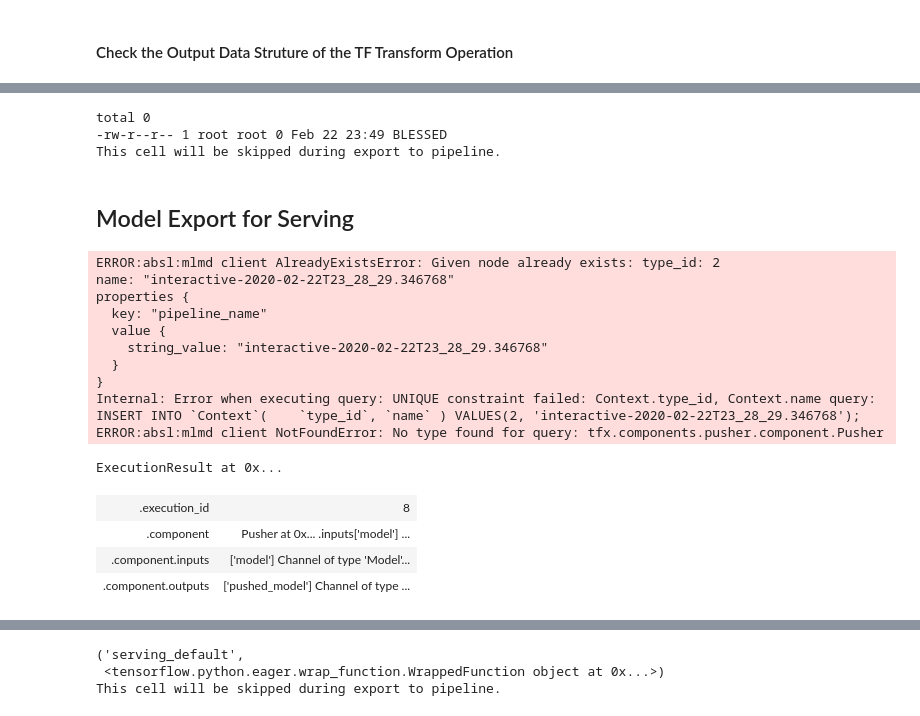
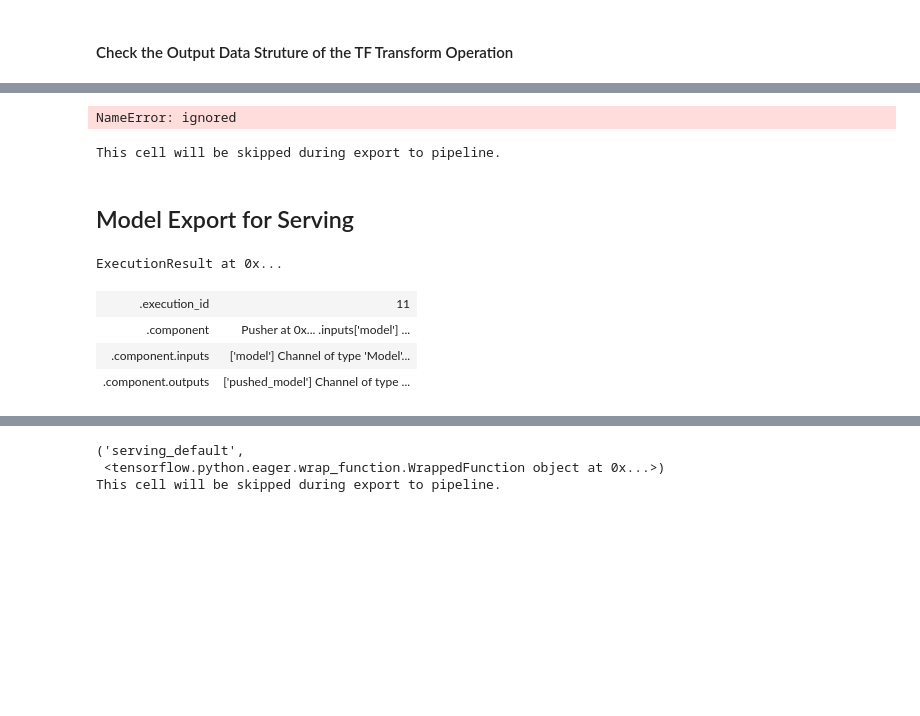
Before and after one commit to tensorflow/workshops, a Jupyter notebook: blog/TFX_Pipeline_for_Bert_Preprocessing.ipynb, the cells around one changed output, grey strips where cells are left out. Drawn from its saved outputs; the diff is of its cells as text; code cells hidden in the pictures; blank space fills up the shorter version.

```diff
--- a/blog/TFX_Pipeline_for_Bert_Preprocessing.ipynb
+++ b/blog/TFX_Pipeline_for_Bert_Preprocessing.ipynb
@@ -881,3 +719,11 @@ ExecutionResult at 0x...
 | .component | Trainer at 0x... .inputs['example... |
 | .component.inputs | ['examples'] Channel of type 'Exa... |
 | .component.outputs | ['model'] Channel of type 'Model'... |
+# %%
+model_resolver = ResolverNode(
+    instance_name='latest_blessed_model_resolver',
+    resolver_class=latest_blessed_model_resolver.LatestBlessedModelResolver,
+    model=Channel(type=Model),
+    model_blessing=Channel(type=ModelBlessing))
+
+context.run(model_resolver)
@@ -886,5 +738,0 @@ ExecutionResult at 0x...
-# %%
-model_validator = ModelValidator(
-    examples=example_gen.outputs['examples'],
-    model=trainer.outputs['model'])
-context.run(model_validator)
@@ -915,0 +744,27 @@ ExecutionResult at 0x...
+# %%
+# eval_config = tfma.EvalConfig(
+#         model_specs=[tfma.ModelSpec(label_key='label')],
+#         slicing_specs=[tfma.SlicingSpec()],
+#         metrics_specs=tfma.metrics.default_binary_classification_specs()
+# )
+
+# model_analyzer = Evaluator(
+#     examples=example_gen.outputs['examples'],
+#     model=trainer.outputs['model'],
+#     baseline_model=model_resolver.outputs['model'],
+#     eval_config=eval_config)
+
+# context.run(model_analyzer)
+
+import tensorflow_model_analysis as tfma
+from tfx.components.evaluator.component import Evaluator
+
+model_analyzer = Evaluator(
+    examples=example_gen.outputs['examples'],
+    model=trainer.outputs['model'],
+    eval_config=tfma.EvalConfig(
+        model_specs=[tfma.ModelSpec(label_key='label')],
+        slicing_specs=[tfma.SlicingSpec(), ],
+        metrics_specs=tfma.metrics.default_binary_classification_specs()
+        ))
+context.run(model_analyzer)
@@ -929,36 +781,26 @@ This cell will be skipped during export to pipeline.
 blessing_uri = model_validator.outputs.blessing.get()[0].uri
 !ls -l {blessing_uri}
 # %% [output]
-total 0
--rw-r--r-- 1 root root 0 Feb 22 23:49 BLESSED
-This cell will be skipped during export to pipeline.
+NameError: ignored
+This cell will be skipped during export to pipeline.
 # %% [markdown]
 ## Model Export for Serving
 # %%
 !mkdir /content/serving_model_dir
 
 _serving_model_dir = "/content/serving_model_dir"
 
 pusher = Pusher(
     model=trainer.outputs['model'],
-    model_blessing=model_validator.outputs['blessing'],
+    model_blessing=model_analyzer.outputs['blessing'],
     push_destination=pusher_pb2.PushDestination(
         filesystem=pusher_pb2.PushDestination.Filesystem(
-            base_directory=_serving_model_dir)))
+            base_directory=serving_model_dir)))
+
 context.run(pusher)
 # %% [output]
-ERROR:absl:mlmd client AlreadyExistsError: Given node already exists: type_id: 2
-name: "interactive-2020-02-22T23_28_29.346768"
-properties {
-  key: "pipeline_name"
-  value {
-    string_value: "interactive-2020-02-22T23_28_29.346768"
-  }
-}
-Internal: Error when executing query: UNIQUE constraint failed: Context.type_id, Context.name query:  INSERT INTO `Context`(    `type_id`, `name` ) VALUES(2, 'interactive-2020-02-22T23_28_29.346768');
-ERROR:absl:mlmd client NotFoundError: No type found for query: tfx.components.pusher.component.Pusher
+ExecutionResult at 0x...
-ExecutionResult at 0x...
-| .execution_id | 8 |
+| .execution_id | 11 |
 | .component | Pusher at 0x... .inputs['model'] ... |
 | .component.inputs | ['model'] Channel of type 'Model'... |
 | .component.outputs | ['pushed_model'] Channel of type ... |
```
Also changed, not shown: parts of 30 cells of this notebook.
